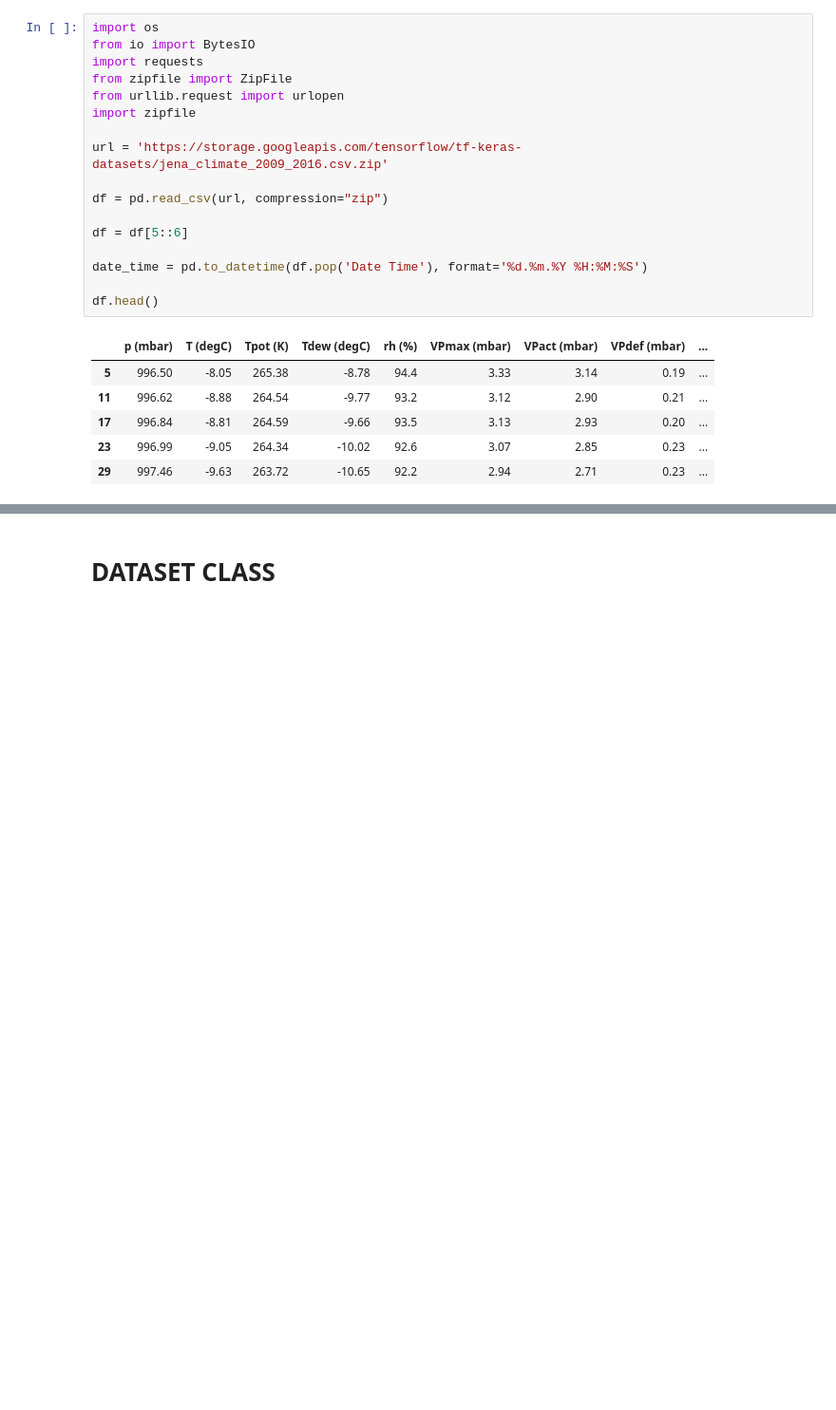
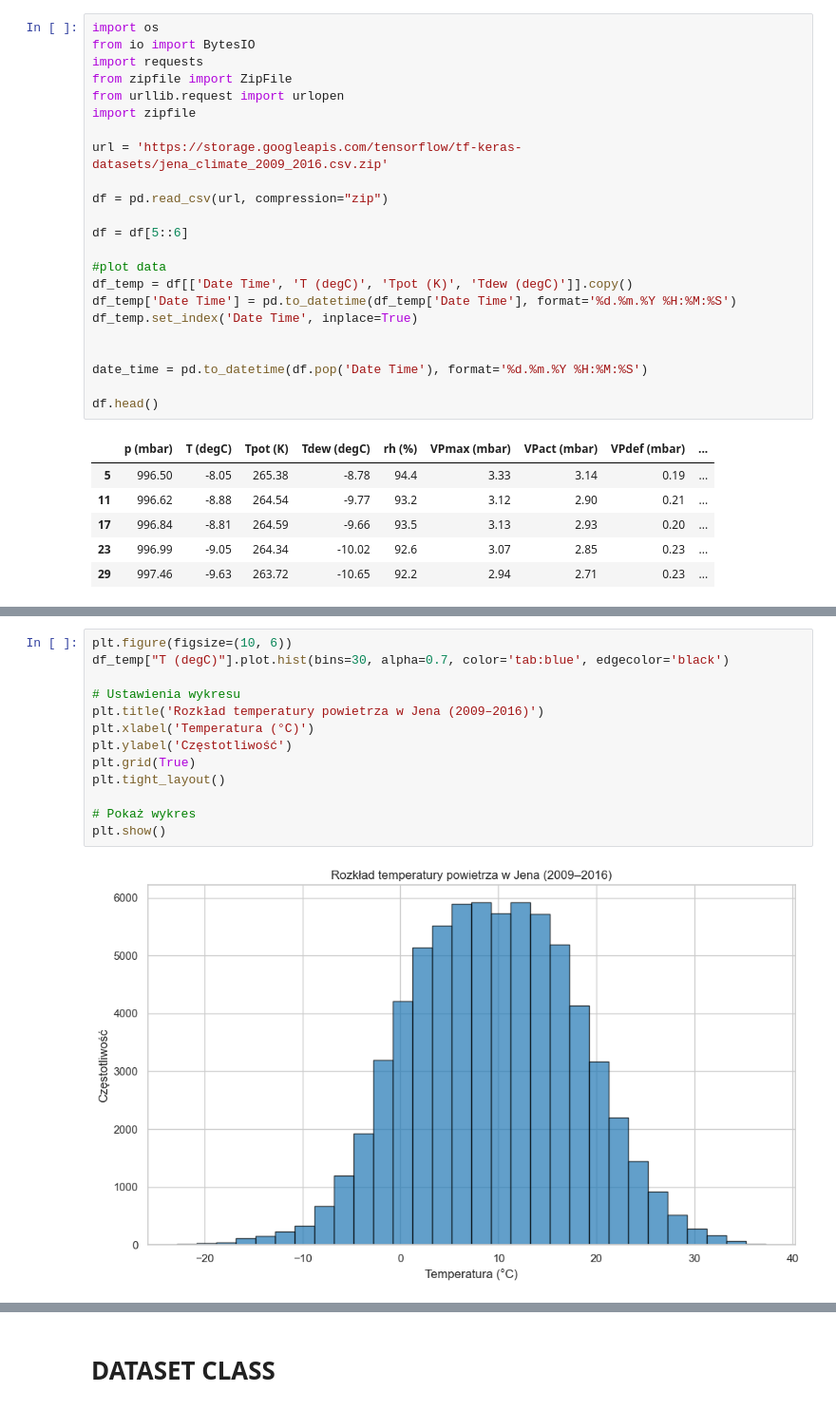
Before and after one commit to PeterSaletra/time-series-forecasting-rpi, a Jupyter notebook: main.ipynb, the cells around one changed output, grey strips where cells are left out. Shown at 95% size. Cells and saved outputs as stored; diff of their text form; blank space fills up the shorter version.

```diff
--- a/main.ipynb
+++ b/main.ipynb
@@ -48,6 +92,12 @@ df = pd.read_csv(url, compression="zip")
 
 df = df[5::6]
 
+#plot data
+df_temp = df[['Date Time', 'T (degC)', 'Tpot (K)', 'Tdew (degC)']].copy()
+df_temp['Date Time'] = pd.to_datetime(df_temp['Date Time'], format='%d.%m.%Y %H:%M:%S')
+df_temp.set_index('Date Time', inplace=True)
+
+
 date_time = pd.to_datetime(df.pop('Date Time'), format='%d.%m.%Y %H:%M:%S')
 
 df.head()
@@ -88 +133,16 @@ df.transpose()
+# %%
+plt.figure(figsize=(10, 6))
+df_temp["T (degC)"].plot.hist(bins=30, alpha=0.7, color='tab:blue', edgecolor='black')
+
+# Ustawienia wykresu
+plt.title('Rozkład temperatury powietrza w Jena (2009–2016)')
+plt.xlabel('Temperatura (°C)')
+plt.ylabel('Częstotliwość')
+plt.grid(True)
+plt.tight_layout()
+
+# Pokaż wykres
+plt.show()
+# %% [output]
+[figure, added]
 # %% [markdown]
```
Also changed, not shown: parts of 35 cells of this notebook.
